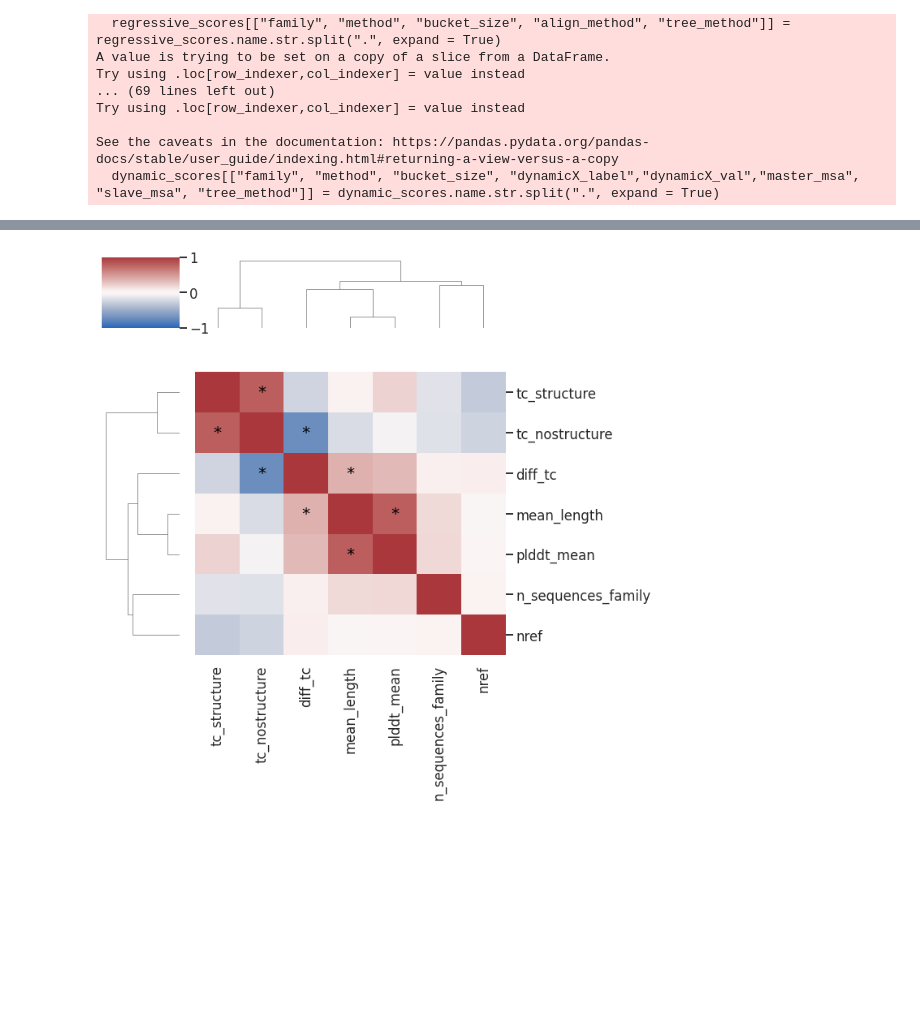
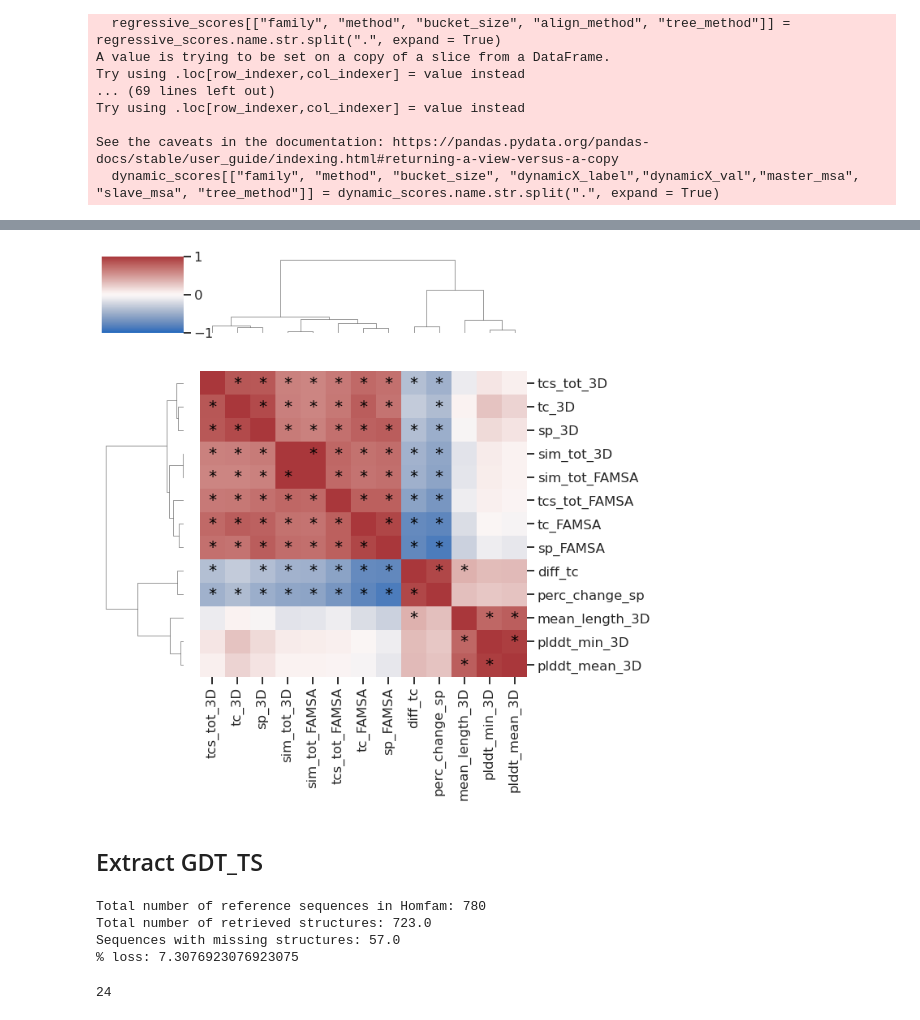
Before and after one commit to luisas/nf_structural_regression, a Jupyter notebook: notebook/02_benchmark_dynamic_refs.ipynb, the cells around one changed output, grey strips where cells are left out. Drawn from its saved outputs; the diff is of its cells as text; code cells hidden in the pictures; blank space fills up the shorter version.

Commit message:
checkpoint

```diff
--- a/notebook/02_benchmark_dynamic_refs.ipynb
+++ b/notebook/02_benchmark_dynamic_refs.ipynb
@@ -260,5 +315,0 @@ NameError: name 'df_dyn' is not defined
-# %%
-df = df[df.method.isin(["dynamic","progressive"])]
-df["structure"] = "no_structure"
-df.loc[df.method == "dynamic", 'structure'] = "structure"
-df
@@ -279,4 +315,0 @@ df
-# %%
-# Set your custom color palette
-sns.set_palette(sns.color_palette(["black", "grey"]))
-sns.displot(data = df, x="tc", hue = "structure", kind = "kde", fill = "structure", alpha = 0.6).set(xlabel = "total column score", ylabel = "count")
@@ -401,9 +430,33 @@ plt.savefig(os.path.join(outdir, "01_seq_vs_tc.pdf"))
+# %%
+# Add stats
+df_prog_famsa_stats = pd.merge(df_prog_famsa,sim_df, on = "name")
+df_prog_famsa_stats = pd.merge(df_prog_famsa_stats,tcs_df, on = "name")
+
+df_prog_3dcoffee_stats = pd.merge(df_prog_3dcoffee,sim_df, on = "name")
+df_prog_3dcoffee_stats = pd.merge(df_prog_3dcoffee_stats,tcs_df, on = "name")
+# %%
+df_d_r = pd.merge(df_prog_3dcoffee_stats, df_prog_famsa_stats, on = ["family"] )
+df_d_r["diff_tc"] = df_d_r.tc_x - df_d_r.tc_y
+df_d_r["diff_sp"] = df_d_r.sp_x - df_d_r.sp_y
+df_d_r["perc_change_tc"]= df_d_r.diff_tc *100/ abs(df_d_r.tc_y)
+df_d_r["perc_change_sp"]= df_d_r.diff_sp *100/ abs(df_d_r.sp_y)
+
+df_d_r.columns = [c.replace("_x", "_3D") for c in list(df_d_r.columns)]
+df_d_r.columns = [c.replace("_y", "_FAMSA") for c in list(df_d_r.columns)]
+
+df_d_r["diff_qualitatively"] = "better"
+df_d_r.loc[df_d_r.perc_change_sp < 0, 'diff_qualitatively'] = "worst "
+df_d_r.loc[df_d_r.perc_change_sp < -10, 'diff_qualitatively'] = "worst -10 "
+
+df_d_r["tcs_tot_3D"]= df_d_r["tcs_tot_3D"].astype('int')
+df_d_r["sim_tot_3D"]= df_d_r["sim_tot_3D"].astype('float')
+df_d_r["tcs_tot_FAMSA"]= df_d_r["tcs_tot_FAMSA"].astype('int')
+df_d_r["sim_tot_FAMSA"]= df_d_r["sim_tot_FAMSA"].astype('float')
 # %%
-df_correlation = df[["sp","tc", "n_sequences", "nref", "mean_length", "method"]]
 
-df_correlation = df_d_r[["diff_tc","tc_x","tc_y",  "n_sequences_x", "nref_x", "mean_length_x", "plddt_mean"]]
+df_correlation = df_d_r[["diff_tc","tc_3D","tc_FAMSA","sp_3D","sp_FAMSA", "mean_length_3D", "plddt_min_3D", "plddt_mean_3D", "sim_tot_3D", "tcs_tot_3D", "sim_tot_FAMSA", "tcs_tot_FAMSA", "perc_change_sp"]]
 
-df_correlation.columns = ["diff_tc", "tc_structure", "tc_nostructure", "n_sequences_family", "nref", "mean_length", "plddt_mean"]
+#df_correlation.columns = ["diff_tc", "tc_structure", "tc_nostructure", "n_sequences_family", "mean_length", "plddt_mean"]
 from scipy.stats import spearmanr
 from statsmodels.stats.multitest import multipletests
 def get_correlations(df):
@@ -425,31 +478,33 @@ correlations, uncorrected_p_values = get_correlations(df_correlation)
 shape = uncorrected_p_values.values.shape
 significant_matrix = multipletests(uncorrected_p_values.values.flatten())[0].reshape(
     shape
 )
 
 # Here we start plotting
 g = sns.clustermap(correlations, cmap="vlag", vmin=-1, vmax=1)
 
 # Here labels on the y-axis are rotated
 for tick in g.ax_heatmap.get_yticklabels():
     tick.set_rotation(0)
 
 # Here we add asterisks onto cells with signficant correlations
 for i, ix in enumerate(g.dendrogram_row.reordered_ind):
     for j, jx in enumerate(g.dendrogram_row.reordered_ind):
         if i != j:
             text = g.ax_heatmap.text(
                 j + 0.5,
                 i + 0.5,
                 "*" if significant_matrix[ix, jx] or significant_matrix[jx, ix] else "",
                 ha="center",
                 va="center",
                 color="black",
             )
             text.set_fontsize(20)
 
 # Save a high-res copy of the image to disk
 plt.tight_layout()
 plt.savefig("clustermap.png", dpi=200)
 # %% [output]
-[figure, old version]
+[figure, new version]
+# %% [markdown]
+## Extract GDT_TS
@@ -455,0 +545,34 @@ plt.savefig("clustermap.png", dpi=200)
+# %%
+# 1. Quantify the loss in number of sequences and make sure is due to the mmseqs not 100% hit ( check and parse filter hits file)
+#    First the mmseqs sanity check --> needs to be empty. If full, the reported family is problematic.
+df_test[(df_test.n_sequences_ref_3D > df_test.n_ref_structures) & ( df_test.n_ref_structures < df_test.nhits)]
+# How many sequences per family do I loose?
+df_test["loss"] = df_test.n_sequences_ref_3D - df_test.n_ref_structures
+df_test.loss.sum()
+# What I want to know
+# 1 - total % of loss
+total_amount_references = df_test.n_sequences_ref_3D.sum()
+references_with_experimental_structure = df_test.n_ref_structures.sum()
+print("Total number of reference sequences in Homfam: " + str(total_amount_references))
+print("Total number of retrieved structures: " + str(references_with_experimental_structure))
+print("Sequences with missing structures: "+ str(total_amount_references - references_with_experimental_structure))
+print("% loss: "+ str((total_amount_references - references_with_experimental_structure)*100/total_amount_references))
+# And also the %of loss (and absolute numbers) per family
+df_test["perc_loss"] = df_test.loss*100/df_test.n_sequences_ref_3D
+df_test["loss"] = df_test["loss"].astype(float)
+df_test["perc_loss"] = df_test["perc_loss"].astype(float)
+# %% [output]
+Total number of reference sequences in Homfam: 780
+Total number of retrieved structures: 723.0
+Sequences with missing structures: 57.0
+% loss: 7.3076923076923075
+# %%
+# In how many families do I loose at least one structure?
+df_test_loss = df_test[df_test.loss > 0]
+df_test_loss = df_test_loss.sort_values(by='perc_loss', ascending=True)
+print(df_test_loss.family.count())
+df_test_loss[df_test_loss.perc_loss > 30].family.count()
+
+familes_no_loss = list(df_test[df_test.loss == 0].family)
+# %% [output]
+24
```
Also changed, not shown: parts of 81 cells of this notebook, 52 other files.
